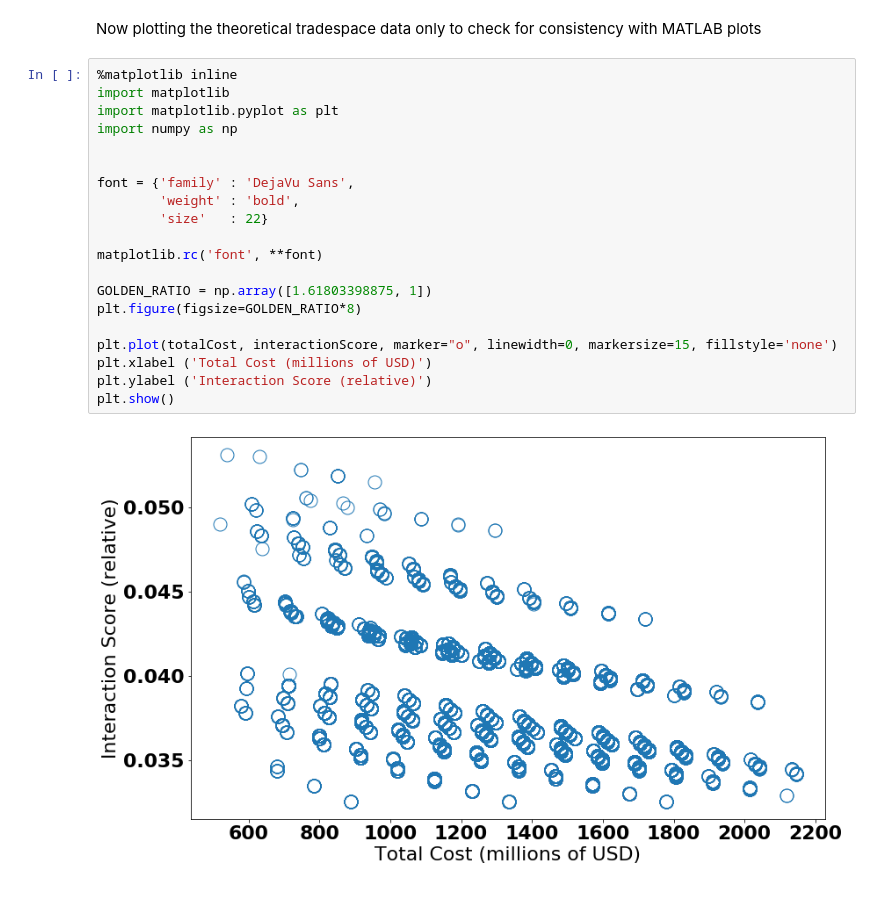
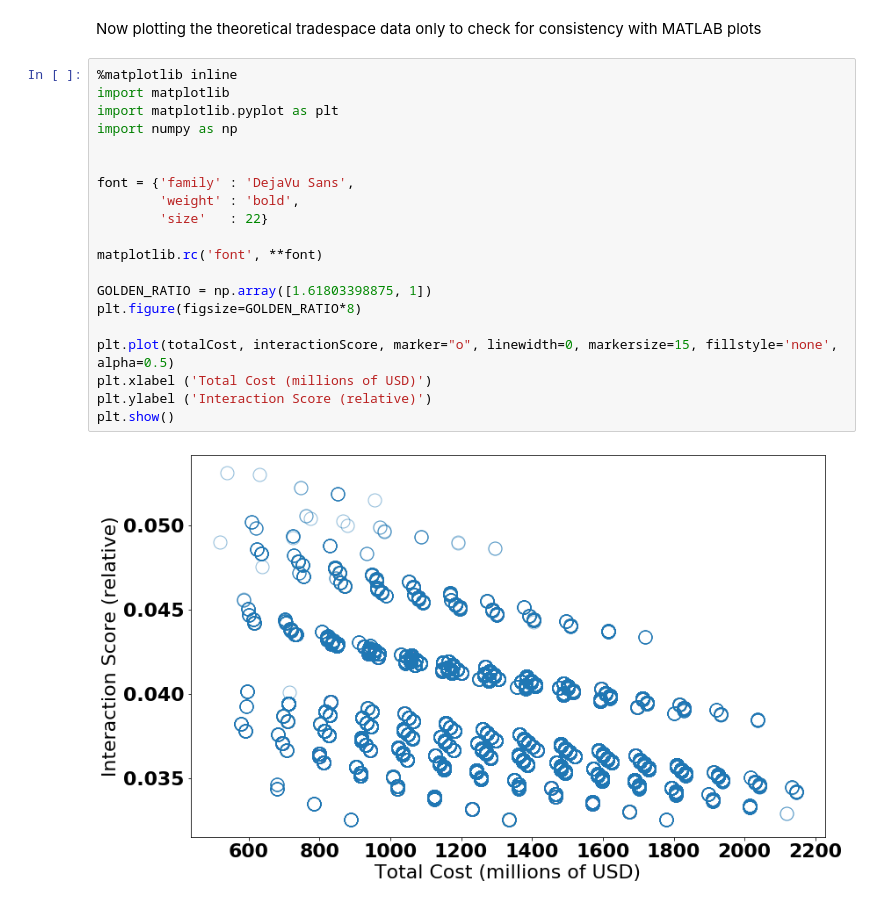
Before and after one commit to MIT-GTL-Open-Source-Public/Learning2019-PostProcessing, a Jupyter notebook: SimpleRankOrdersJupyter/TeamPlotOverTradespace.ipynb, the cells around one changed output. Saved outputs shown, nothing was run; the diff lists cells and outputs as text.

```diff
--- a/SimpleRankOrdersJupyter/TeamPlotOverTradespace.ipynb
+++ b/SimpleRankOrdersJupyter/TeamPlotOverTradespace.ipynb
@@ -25,25 +25,25 @@ Now plotting the theoretical tradespace data only to check for consistency with
 # %%
 %matplotlib inline
 import matplotlib
 import matplotlib.pyplot as plt
 import numpy as np
 
 
 font = {'family' : 'DejaVu Sans',
         'weight' : 'bold',
         'size'   : 22}
 
 matplotlib.rc('font', **font)
 
 GOLDEN_RATIO = np.array([1.61803398875, 1])
 plt.figure(figsize=GOLDEN_RATIO*8)
 
-plt.plot(totalCost, interactionScore, marker="o", linewidth=0, markersize=15, fillstyle='none')
+plt.plot(totalCost, interactionScore, marker="o", linewidth=0, markersize=15, fillstyle='none', alpha=0.5)
 plt.xlabel ('Total Cost (millions of USD)')
 plt.ylabel ('Interaction Score (relative)')
 plt.show()
 # %% [output]
-[figure, old version]
+[figure, new version]
 # %%
 import sys
 sys.path.append("../CommonModules") # go to parent dir/CommonModules
```
Also changed, not shown: parts of 2 cells of this notebook, 1 other file.
